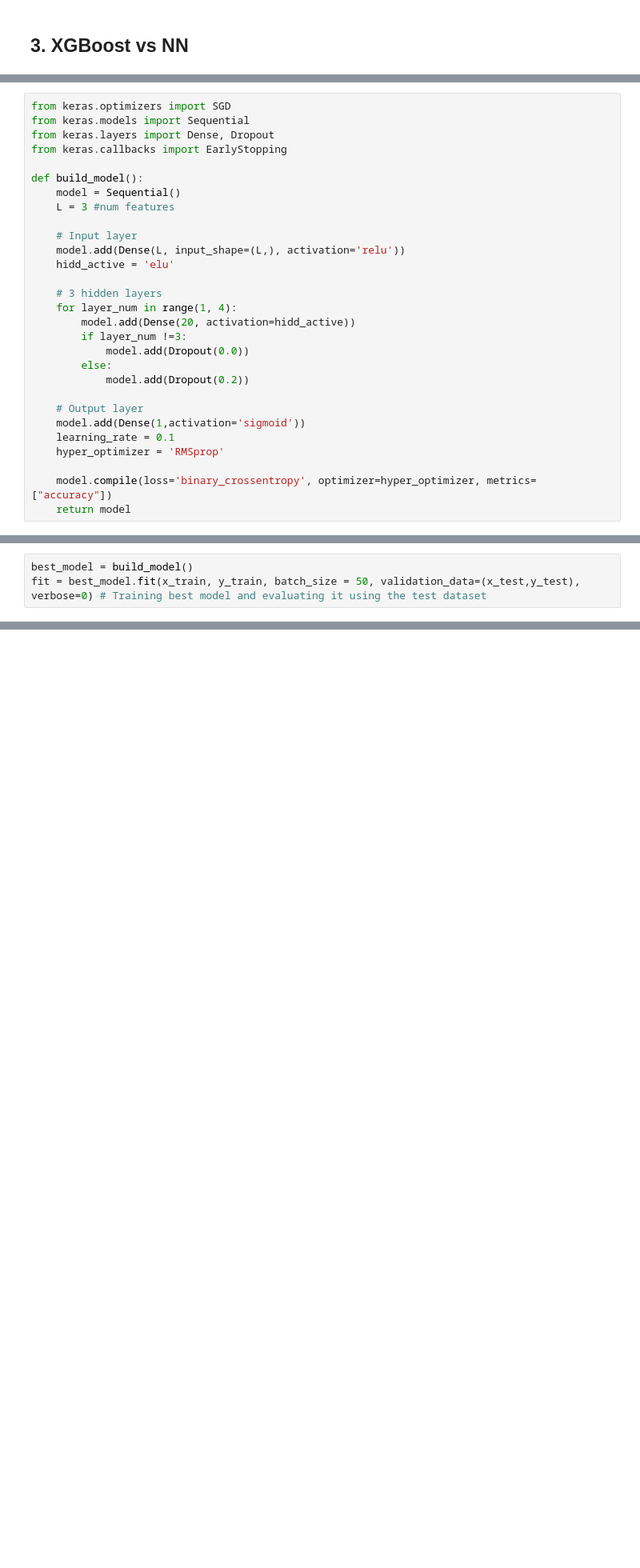
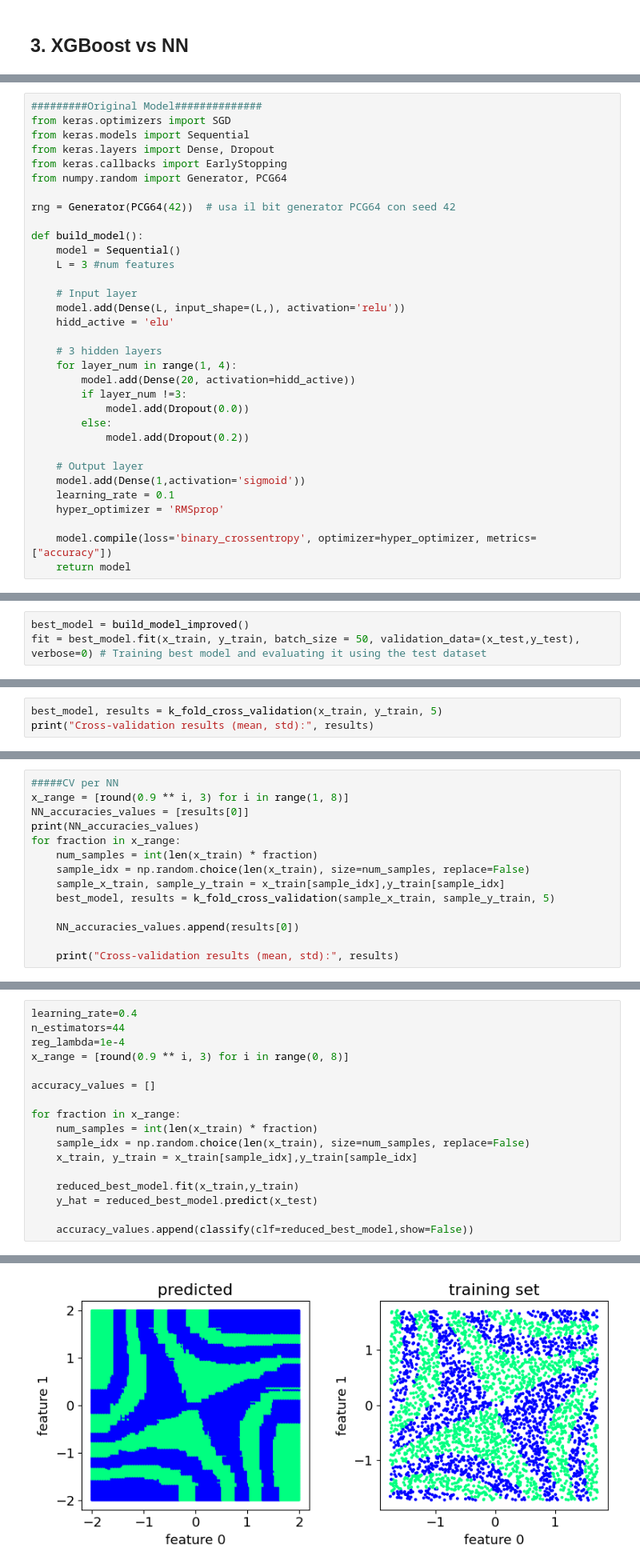
Before and after one commit to BelliLuigi/LCP-B, a Jupyter notebook: ex4/xgb_class_25.ipynb, the cells around one changed output, grey strips where cells are left out. Shown at 80% size. Saved outputs shown, nothing was run; the diff lists cells and outputs as text; blank space fills up the shorter version.

```diff
--- a/ex4/xgb_class_25.ipynb
+++ b/ex4/xgb_class_25.ipynb
@@ -600,8 +632,12 @@ plt.show()
 # %%
+#########Original Model##############
 from keras.optimizers import SGD
 from keras.models import Sequential
 from keras.layers import Dense, Dropout
 from keras.callbacks import EarlyStopping
+from numpy.random import Generator, PCG64
+
+rng = Generator(PCG64(42))  # usa il bit generator PCG64 con seed 42
 
 def build_model():
     model = Sequential()
@@ -629,4 +698,4 @@ def build_model():
 # %%
-best_model = build_model()
+best_model = build_model_improved()
 fit = best_model.fit(x_train, y_train, batch_size = 50, validation_data=(x_test,y_test), verbose=0) # Training best model and evaluating it using the test dataset
 # %%
@@ -663,0 +730,3 @@ NameError: name 'models' is not defined
+# %%
+best_model, results = k_fold_cross_validation(x_train, y_train, 5)
+print("Cross-validation results (mean, std):", results)
@@ -663,0 +735,14 @@ NameError: name 'models' is not defined
+# %%
+#####CV per NN
+x_range = [round(0.9 ** i, 3) for i in range(1, 8)]
+NN_accuracies_values = [results[0]]
+print(NN_accuracies_values)
+for fraction in x_range:
+    num_samples = int(len(x_train) * fraction)
+    sample_idx = np.random.choice(len(x_train), size=num_samples, replace=False)
+    sample_x_train, sample_y_train = x_train[sample_idx],y_train[sample_idx]
+    best_model, results = k_fold_cross_validation(sample_x_train, sample_y_train, 5)
+
+    NN_accuracies_values.append(results[0])
+
+    print("Cross-validation results (mean, std):", results)
@@ -663,0 +816,18 @@ NameError: name 'models' is not defined
+# %%
+learning_rate=0.4
+n_estimators=44
+reg_lambda=1e-4
+x_range = [round(0.9 ** i, 3) for i in range(0, 8)]
+
+accuracy_values = []
+
+for fraction in x_range:
+    num_samples = int(len(x_train) * fraction)
+    sample_idx = np.random.choice(len(x_train), size=num_samples, replace=False)
+    x_train, y_train = x_train[sample_idx],y_train[sample_idx]
+
+    reduced_best_model.fit(x_train,y_train)
+    y_hat = reduced_best_model.predict(x_test)
+
+    accuracy_values.append(classify(clf=reduced_best_model,show=False))
+# %% [output]
@@ -663,0 +835 @@ NameError: name 'models' is not defined
+[figure, added]
```
Also changed, not shown: parts of 15 cells of this notebook.
